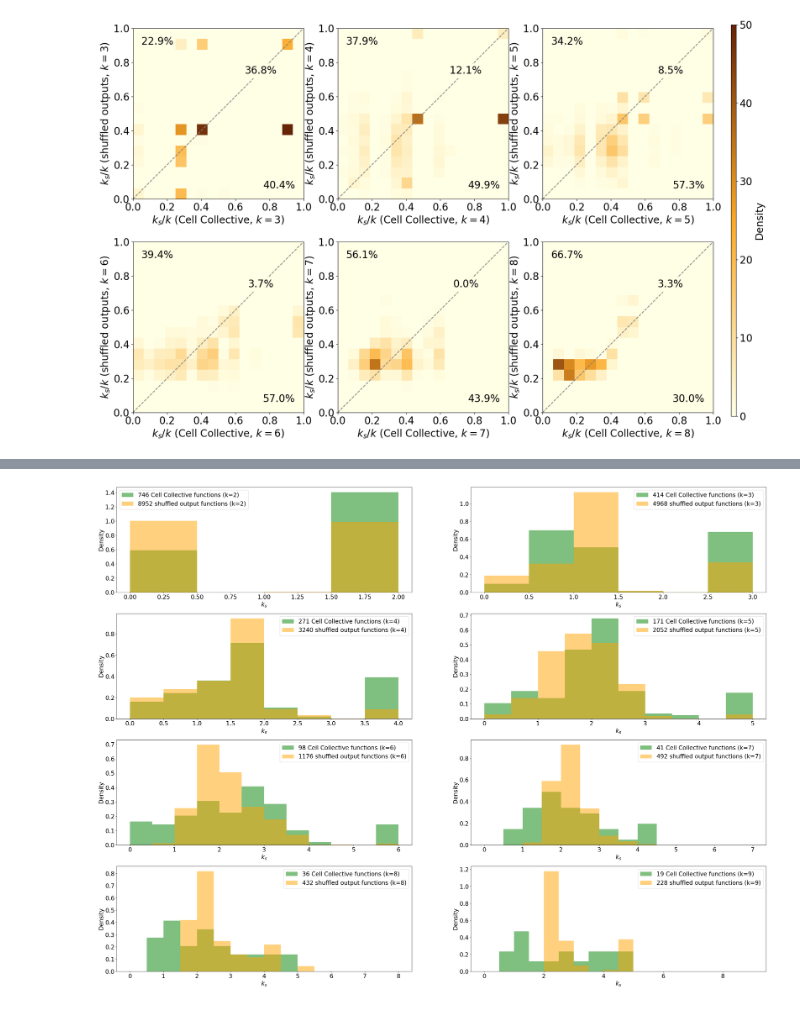
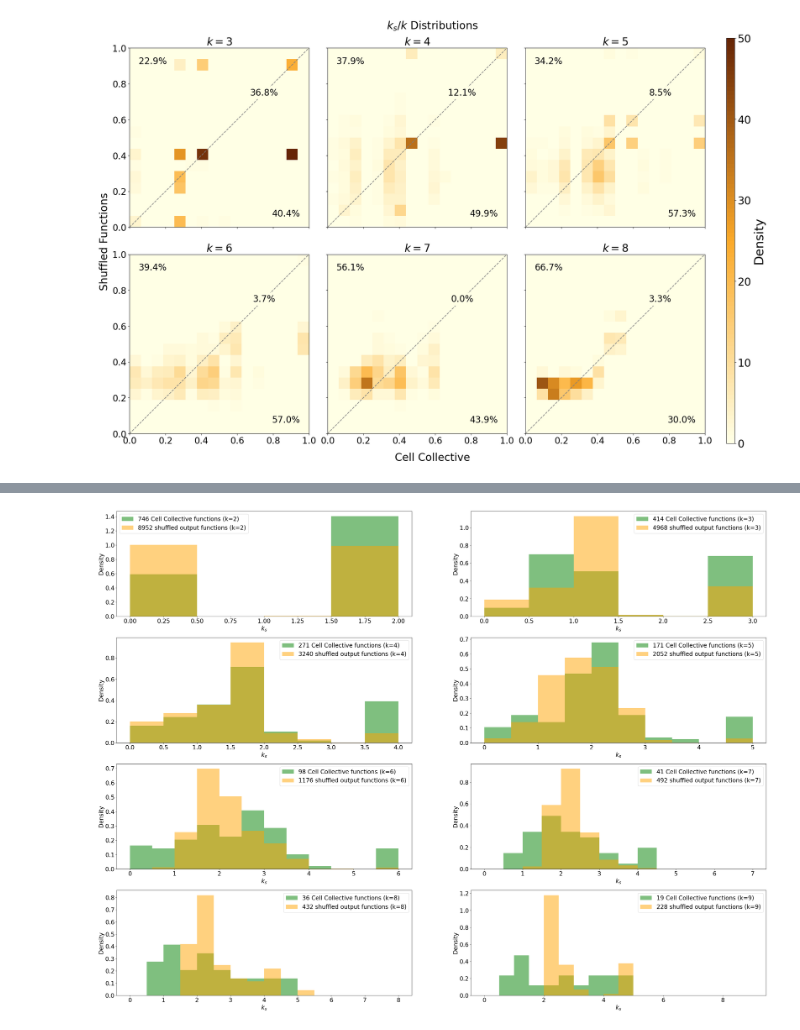
Before and after one commit to CASCI-lab/symmetryInCellCollective, a Jupyter notebook: plots.ipynb, the cells around one changed output, grey strips where cells are left out. Drawn from its saved outputs; the diff is of its cells as text; code cells hidden in the pictures.

Commit message:
tweaks to plots and more results quantification

```diff
--- a/plots.ipynb
+++ b/plots.ipynb
@@ -35,9 +36,18 @@ sv["ks_shuffle_vals"] = sv["ks_shuffle_vals"].map(
     lambda x: eval(x.replace("nan", "np.nan"))
 )
 # %%
+all_ks = []
 kvals = [3, 4, 5, 6, 7, 8]
-fig, axs = plt.subplots(2, 3, figsize=(7 * 3 + 4, 7 * 2))
+
+
+fig, axs = plt.subplots(
+    2, 3, figsize=(7 * 3, 7 * 2), sharex="col", sharey="row", layout="constrained"
+)
+
+
 fig.set_facecolor("white")
+
+
 cmap = LinearSegmentedColormap.from_list(
     "my_color_list",
     [
@@ -48,9 +58,12 @@ cmap = LinearSegmentedColormap.from_list(
     N=100,
 )
 
+
+
 for kval, ax in zip(kvals, axs.flatten()):
     unshuffled_ks = []
     shuffled_ks = []
+
     for i, row in sv.iterrows():
         if row["k_v1.0.0"] != kval:
             continue
@@ -62,24 +75,42 @@ for kval, ax in zip(kvals, axs.flatten()):
 
     sym_up_frac = sum(u < s for u, s in zip(unshuffled_ks, shuffled_ks)) / len(
         unshuffled_ks
+
     )
+
     sym_down_frac = sum(u > s for u, s in zip(unshuffled_ks, shuffled_ks)) / len(
         unshuffled_ks
     )
+
+
     sym_same_frac = sum(u == s for u, s in zip(unshuffled_ks, shuffled_ks)) / len(
         unshuffled_ks
     )
 
+
     for u, s in zip(unshuffled_ks, shuffled_ks):
         if u > s or u < s or u == s:
+
+
             continue
         else:
             print(f"{u=}{s=}")
 
+    print(f"\n{kval=}:")
+    print(
+        pd.DataFrame(
+            zip(unshuffled_ks, shuffled_ks),
+            columns=["unshuffled (12x duplicates)", "shuffled"],
+        ).describe()
+    )
+    all_ks += list(zip(unshuffled_ks, shuffled_ks))
+
     binwidth = 1 / 16
+
     h = ax.hist2d(
         unshuffled_ks,
         shuffled_ks,
+
         bins=[binwidth * i for i in range(int(1 / binwidth) + 1)],
         cmap=cmap,
         density=True,
@@ -87,14 +118,18 @@ for kval, ax in zip(kvals, axs.flatten()):
         vmax=50,
     )
 
+
     ax.plot([0, 1], [0, 1], color="grey", linestyle="--")
     ax.annotate(
+
         f"{(sym_up_frac)*100:.1f}%",
         xy=(0.05, 0.95),
         xycoords="axes fraction",
         horizontalalignment="left",
         verticalalignment="top",
     )
+
+
     ax.annotate(
         f"{(sym_down_frac)*100:.1f}%",
         xy=(0.95, 0.05),
@@ -104,6 +139,7 @@ for kval, ax in zip(kvals, axs.flatten()):
     )
 
     ax.annotate(
+
         f"{sym_same_frac*100:.1f}%",
         xy=(0.75, 0.75),
         xycoords="axes fraction",
@@ -111,13 +147,34 @@ for kval, ax in zip(kvals, axs.flatten()):
         verticalalignment="center",
         backgroundcolor="#ffffe5",
     )
+
     ax.set_aspect("equal")
 
-    ax.set_xlabel(f"$k_s/k$ (Cell Collective, $k={kval}$)")
-    ax.set_ylabel(f"$k_s/k$ (shuffled outputs, $k={kval}$)")
-cbar = fig.colorbar(h[3], ax=axs, location="right", aspect=75, pad=0.025)
-cbar.ax.tick_params(axis="both")
-cbar.set_label("Density")
+    ax.set_title(f"$k={kval}$")
+
+    # ax.set_xlabel("Cell Collective")
+
+    # ax.set_ylabel("shuffled outputs")
+
+print("All ks combined:")
+print(
+    pd.DataFrame(
+        all_ks,
+        columns=["unshuffled (12x duplicates)", "shuffled"],
+    ).describe()
+)
+
+fig.supxlabel("Cell Collective")
+fig.supylabel("Shuffled Functions")
+fig.suptitle("$k_s/k$ Distributions")
+
+
+cbar = fig.colorbar(h[3], ax=axs, location="right", aspect=50, pad=0.025)
+cbar.ax.tick_params(axis="both", labelsize=24)
+cbar.set_label("Density", fontsize=28)
+
+
+
 fig.savefig("figs/k_s_2dhist_shuffled.pdf", bbox_inches="tight")
 fig.savefig("figs/k_s_2dhist_shuffled.png", bbox_inches="tight")
 # %% [output]
@@ -124 +198 @@ fig.savefig("figs/k_s_2dhist_shuffled.png", bbox_inches="tight")
-[figure, old version]
+[figure, new version]
```
Also changed, not shown: parts of 7 cells of this notebook, 6 other files.
